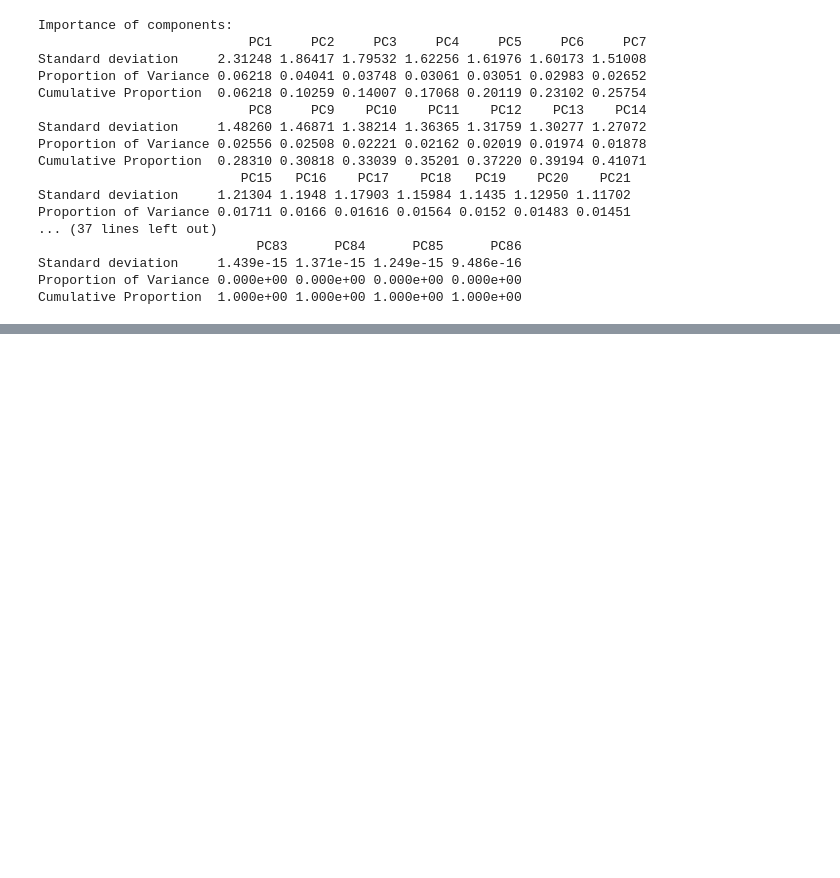
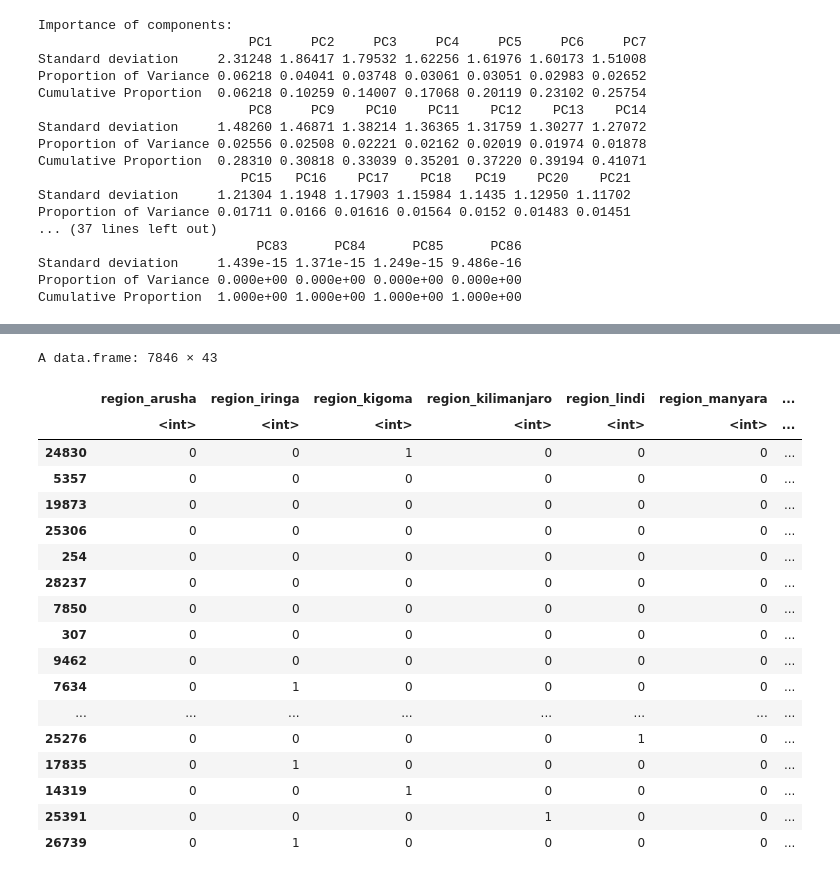
Before and after one commit to aguzga/STAT_FOUND, a Jupyter notebook: PROJECT.ipynb, the cells around one changed output, grey strips where cells are left out. Cells and saved outputs as stored; diff of their text form; code cells hidden in the pictures; blank space fills up the shorter version.

```diff
--- a/PROJECT.ipynb
+++ b/PROJECT.ipynb
@@ -616,0 +456,22 @@ Warning message in model.matrix.default(~x - 1, model.frame(~x - 1), contrasts =
+# %%
+test_funct
+# %% [output]
+A data.frame: 7846 × 43
+|  | region_arusha | region_iringa | region_kigoma | region_kilimanjaro | region_lindi | region_manyara | ... |
+|  | <int> | <int> | <int> | <int> | <int> | <int> | ... |
+| 24830 | 0 | 0 | 1 | 0 | 0 | 0 | ... |
+| 5357 | 0 | 0 | 0 | 0 | 0 | 0 | ... |
+| 19873 | 0 | 0 | 0 | 0 | 0 | 0 | ... |
+| 25306 | 0 | 0 | 0 | 0 | 0 | 0 | ... |
+| 254 | 0 | 0 | 0 | 0 | 0 | 0 | ... |
+| 28237 | 0 | 0 | 0 | 0 | 0 | 0 | ... |
+| 7850 | 0 | 0 | 0 | 0 | 0 | 0 | ... |
+| 307 | 0 | 0 | 0 | 0 | 0 | 0 | ... |
+| 9462 | 0 | 0 | 0 | 0 | 0 | 0 | ... |
+| 7634 | 0 | 1 | 0 | 0 | 0 | 0 | ... |
+| ... | ... | ... | ... | ... | ... | ... | ... |
+| 25276 | 0 | 0 | 0 | 0 | 1 | 0 | ... |
+| 17835 | 0 | 1 | 0 | 0 | 0 | 0 | ... |
+| 14319 | 0 | 0 | 1 | 0 | 0 | 0 | ... |
+| 25391 | 0 | 0 | 0 | 1 | 0 | 0 | ... |
+| 26739 | 0 | 1 | 0 | 0 | 0 | 0 | ... |
```
Also changed, not shown: parts of 69 cells of this notebook.
